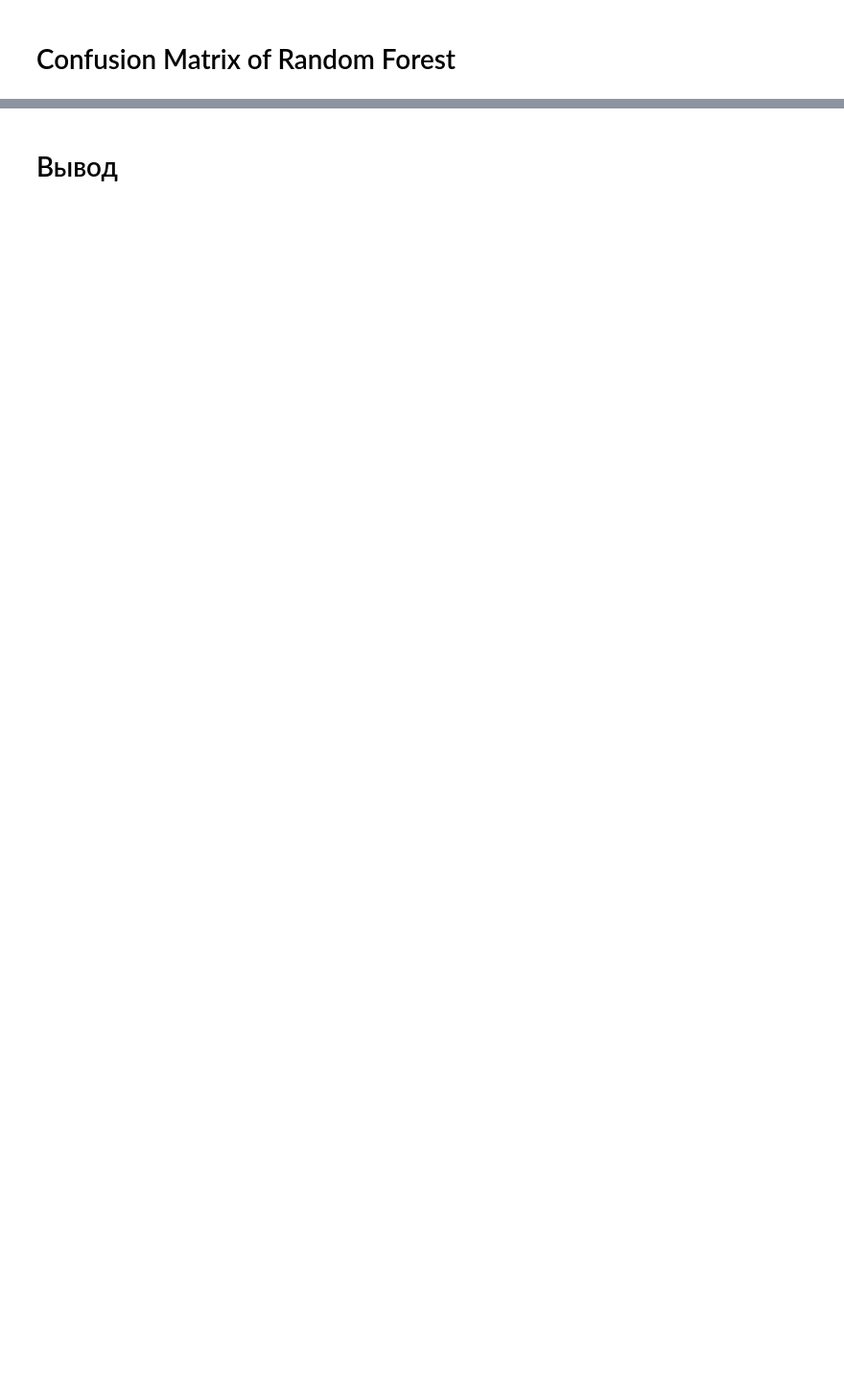
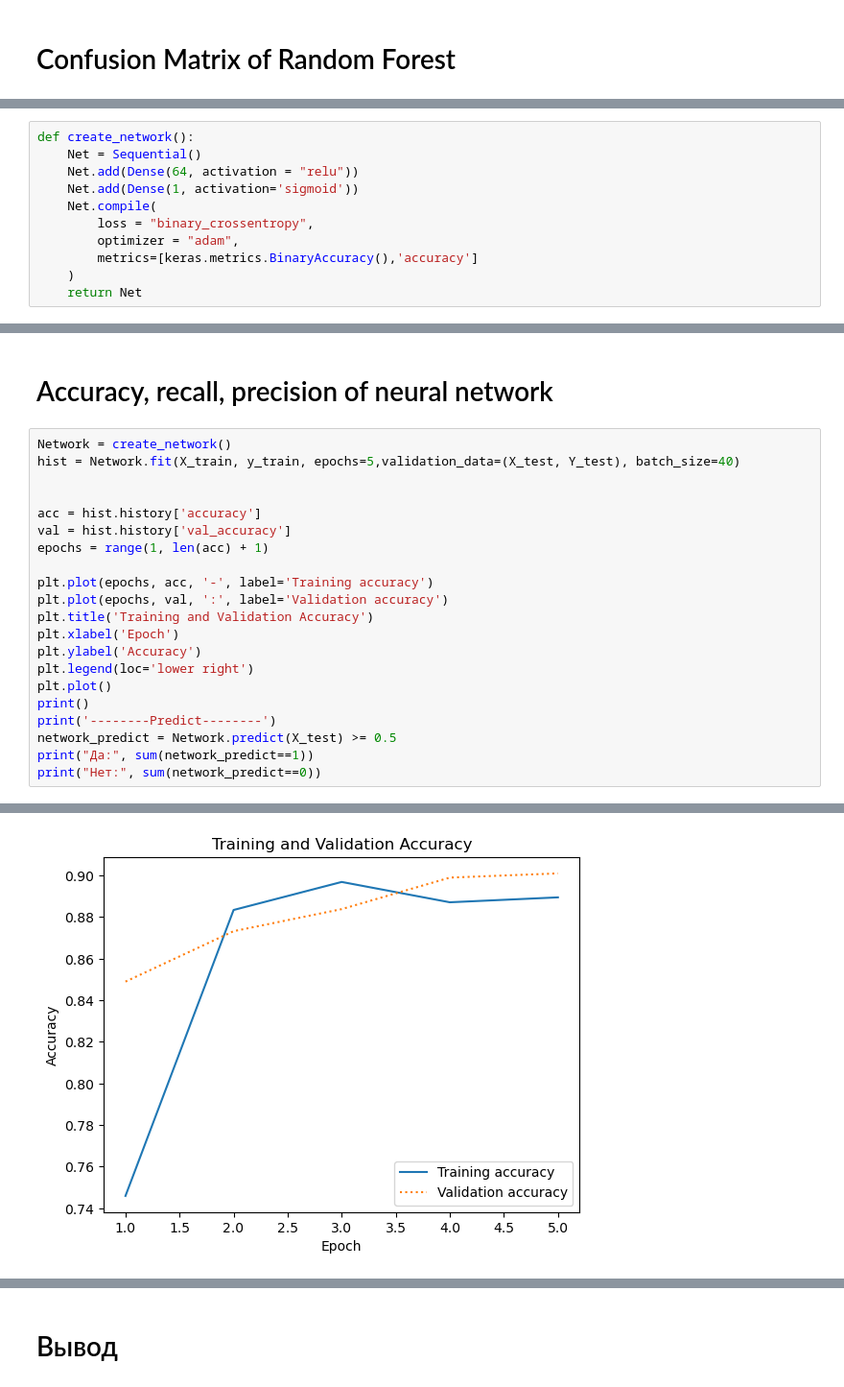
Before and after one commit to dariabnn/ML_homework, a Jupyter notebook: Untitled7.ipynb, the cells around one changed output, grey strips where cells are left out. Shown at 96% size. Cells and saved outputs as stored; diff of their text form; blank space fills up the shorter version.

```diff
--- a/Untitled7.ipynb
+++ b/Untitled7.ipynb
@@ -419,0 +436,11 @@ display(conf_matrix)
+# %%
+def create_network():
+    Net = Sequential()
+    Net.add(Dense(64, activation = "relu"))
+    Net.add(Dense(1, activation='sigmoid'))
+    Net.compile(
+        loss = "binary_crossentropy",
+        optimizer = "adam",
+        metrics=[keras.metrics.BinaryAccuracy(),'accuracy']
+    )
+    return Net
@@ -419,0 +462,24 @@ display(conf_matrix)
+# %% [markdown]
+# Accuracy, recall, precision of neural network
+# %%
+Network = create_network()
+hist = Network.fit(X_train, y_train, epochs=5,validation_data=(X_test, Y_test), batch_size=40)
+
+
+acc = hist.history['accuracy']
+val = hist.history['val_accuracy']
+epochs = range(1, len(acc) + 1)
+
+plt.plot(epochs, acc, '-', label='Training accuracy')
+plt.plot(epochs, val, ':', label='Validation accuracy')
+plt.title('Training and Validation Accuracy')
+plt.xlabel('Epoch')
+plt.ylabel('Accuracy')
+plt.legend(loc='lower right')
+plt.plot()
+print()
+print('--------Predict--------')
+network_predict = Network.predict(X_test) >= 0.5
+print("Да:", sum(network_predict==1))
+print("Нет:", sum(network_predict==0))
+# %% [output]
@@ -419,0 +501 @@ display(conf_matrix)
+[figure, added]
```
Also changed, not shown: parts of 21 cells of this notebook.
